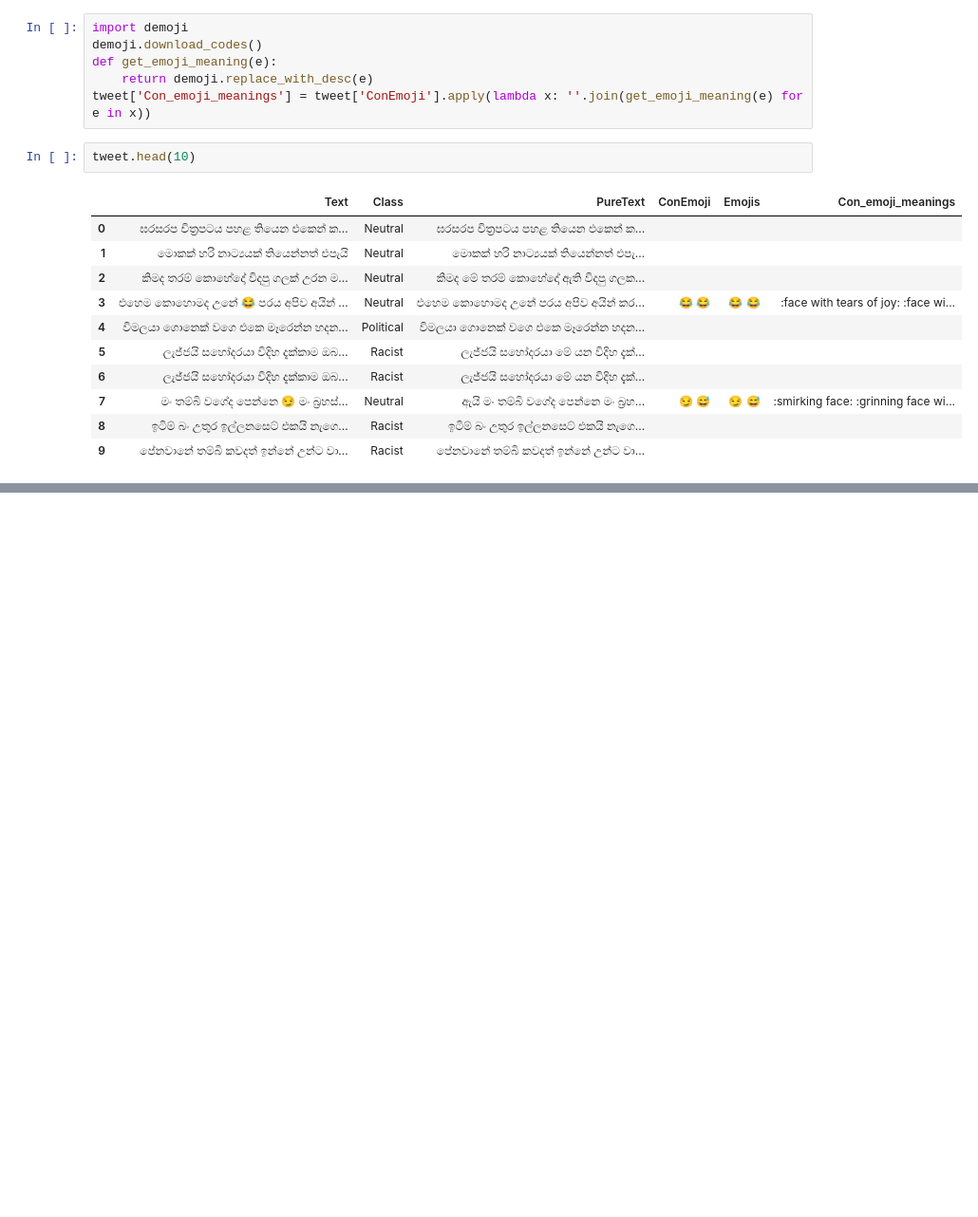
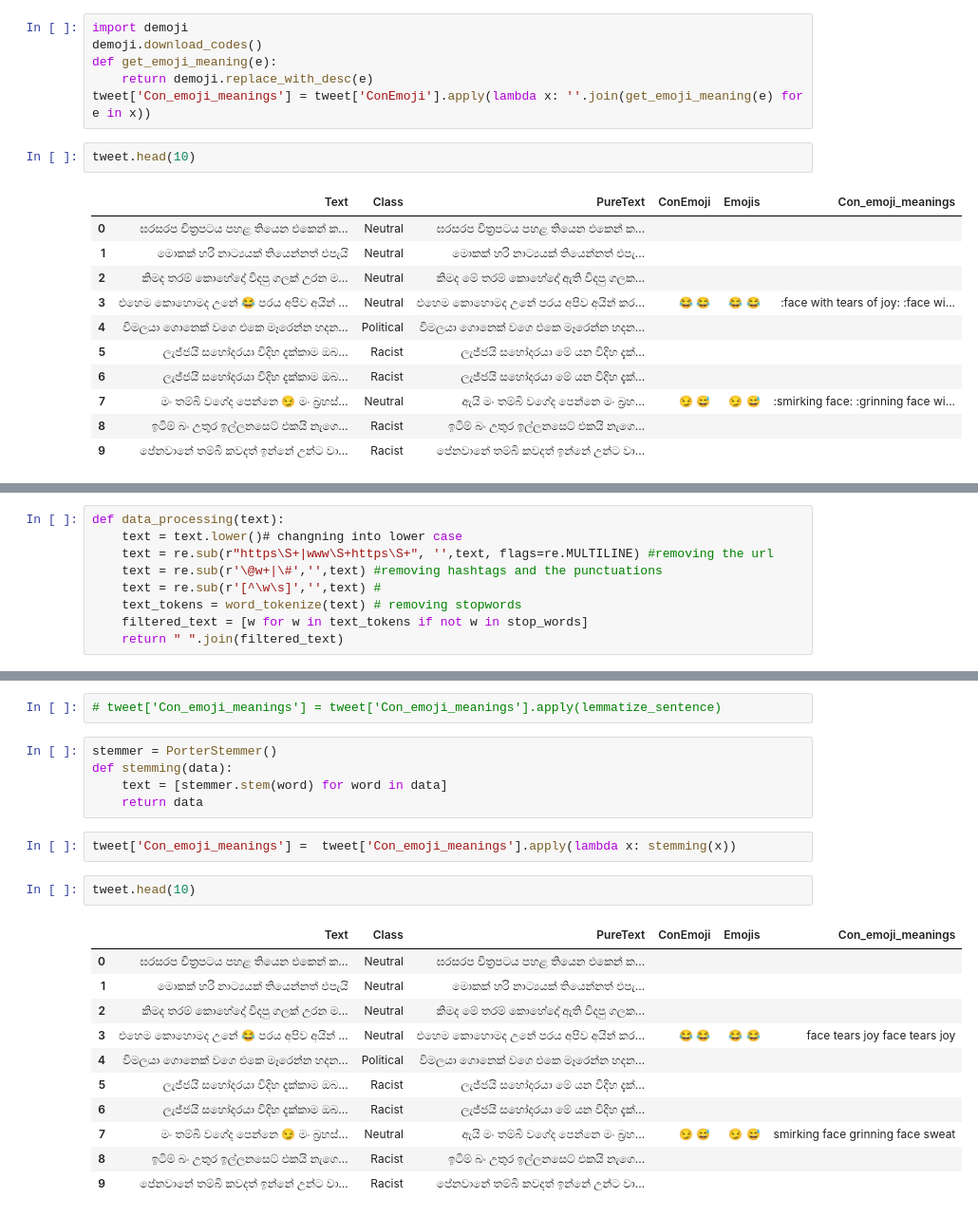
Before and after one commit to AshvinVignesh/Sentiment-Analysis, a Jupyter notebook: SA_SINHALA_3.ipynb, the cells around one changed output, grey strips where cells are left out. Shown at 95% size. Saved outputs shown, nothing was run; the diff lists cells and outputs as text; blank space fills up the shorter version.

```diff
--- a/SA_SINHALA_3.ipynb
+++ b/SA_SINHALA_3.ipynb
@@ -1438,0 +1450,9 @@ tweet.head(10)
+# %%
+def data_processing(text):
+    text = text.lower()# changning into lower case
+    text = re.sub(r"https\S+|www\S+https\S+", '',text, flags=re.MULTILINE) #removing the url
+    text = re.sub(r'\@w+|\#','',text) #removing hashtags and the punctuations
+    text = re.sub(r'[^\w\s]','',text) #
+    text_tokens = word_tokenize(text) # removing stopwords
+    filtered_text = [w for w in text_tokens if not w in stop_words]
+    return " ".join(filtered_text)
@@ -1438,0 +1476,23 @@ tweet.head(10)
+# %%
+# tweet['Con_emoji_meanings'] = tweet['Con_emoji_meanings'].apply(lemmatize_sentence)
+# %%
+stemmer = PorterStemmer()
+def stemming(data):
+    text = [stemmer.stem(word) for word in data]
+    return data
+# %%
+tweet['Con_emoji_meanings'] =  tweet['Con_emoji_meanings'].apply(lambda x: stemming(x))
+# %%
+tweet.head(10)
+# %% [output]
+|  | Text | Class | PureText | ConEmoji | Emojis | Con_emoji_meanings |
+| 0 | ඝරසරප චිත්‍රපටය පහළ තියෙන එකෙන් ක... | Neutral | ඝරසරප චිත්‍රපටය පහළ තියෙන එකෙන් ක... |  |  |  |
+| 1 | මොකක් හරි නාට්‍යයක් තියෙන්නත් එපැයි | Neutral | මොකක් හරි නාට්‍යයක් තියෙන්නත් එපැ... |  |  |  |
+| 2 | කිමද තරම් කොහේදෝ විදපු ගලක් උරන ම... | Neutral | කිමද මේ තරම් කොහේදෝ ඇති විදපු ගලක... |  |  |  |
+| 3 | එහෙම කොහොමද උනේ 😂 පරය අපිව අයින් ... | Neutral | එහෙම කොහොමද උනේ පරය අපිව අයින් කර... | 😂 😂 | 😂 😂 | face tears joy face tears joy |
+| 4 | විමලයා ගොනෙක් වගෙ එකෙ මෑරෙන්න හදන... | Political | විමලයා ගොනෙක් වගෙ එකෙ මෑරෙන්න හදන... |  |  |  |
+| 5 | ලැජ්ජයි ස⁣හෝදරයා විදිහ දැක්කාම ඔබ... | Racist | ලැජ්ජයි ස⁣හෝදරයා මේ යන විදිහ දැක්... |  |  |  |
+| 6 | ලැජ්ජයි ස⁣හෝදරයා විදිහ දැක්කාම ඔබ... | Racist | ලැජ්ජයි ස⁣හෝදරයා මේ යන විදිහ දැක්... |  |  |  |
+| 7 | මං තම්බි වගේද පෙන්නෙ 😏 මං බ්‍රහස්... | Neutral | ඇයි මං තම්බි වගේද පෙන්නෙ මං බ්‍රහ... | 😏 😅 | 😏 😅 | smirking face grinning face sweat |
+| 8 | ඉටිම් බං උතුර ඉල්ලනසෙට් එකයි නැගෙ... | Racist | ඉටිම් බං උතුර ඉල්ලනසෙට් එකයි නැගෙ... |  |  |  |
+| 9 | පේනවානේ තම්බි කවදත් ඉන්නේ උන්ට වා... | Racist | පේනවානේ තම්බි කවදත් ඉන්නේ උන්ට වා... |  |  |  |
```
Also changed, not shown: parts of 32 cells of this notebook.
